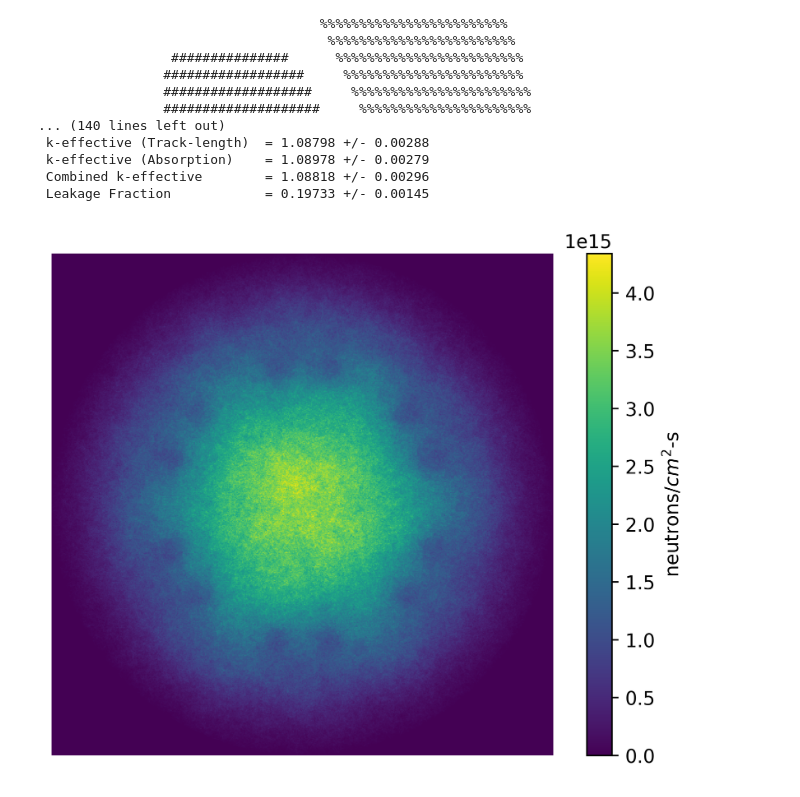
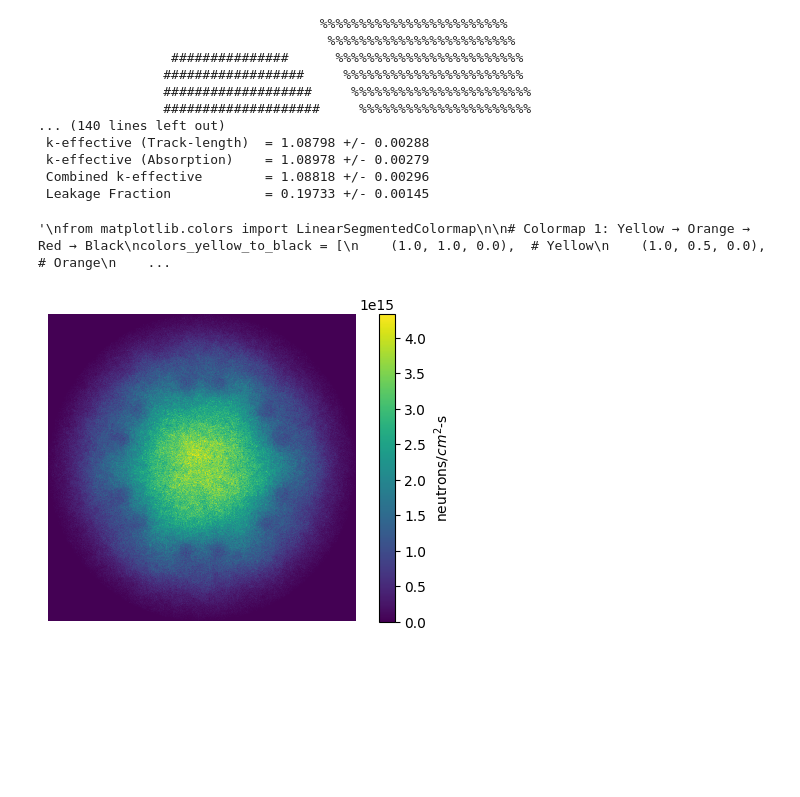
Before and after one commit to SShuddho/neutronics-alfred, a Jupyter notebook: notebooks/radial-flux/radial-flux.ipynb, the cells around one changed output. Saved outputs shown, nothing was run; the diff lists cells and outputs as text; code cells hidden in the pictures; blank space fills up the shorter version.

```diff
--- a/notebooks/radial-flux/radial-flux.ipynb
+++ b/notebooks/radial-flux/radial-flux.ipynb
@@ -410,19 +375,38 @@ normalized_flux = df['mean'] * flux_normalization_factor
 
 normalized_flux_array = normalized_flux.to_numpy()  # From Pandas Series to NumPy array
 normalized_flux_2d = normalized_flux_array.reshape((d, d)) # Reshaping to 2D array for plotting the radial distribution
+# %%
+# Creating own colormap
+'''
+from matplotlib.colors import LinearSegmentedColormap
+
+# Colormap 1: Yellow → Orange → Red → Black
+colors_yellow_to_black = [
+    (1.0, 1.0, 0.0),  # Yellow
+    (1.0, 0.5, 0.0),  # Orange
+    (1.0, 0.0, 0.0),  # Red
+    (0.0, 0.0, 0.0)   # Black
+]
+cmap_yellow_to_black = LinearSegmentedColormap.from_list("yellow_to_black", colors_yellow_to_black, N=256)
+'''
+# %% [output]
+'\nfrom matplotlib.colors import LinearSegmentedColormap\n\n# Colormap 1: Yellow → Orange → Red → Black\ncolors_yellow_to_black = [\n    (1.0, 1.0, 0.0),  # Yellow\n    (1.0, 0.5, 0.0),  # Orange\n    ...
 # %%
 # Plotting 2D Radial Flux Distribution
-dpi = 600 # For good quality image
-
-plt.figure(dpi=dpi)
-plt.imshow(normalized_flux_2d, interpolation='none', origin='lower', cmap='viridis')
+dpi = 100
+cmap = 'viridis'
+plt.figure(figsize=(6, 4), dpi=dpi) # For good quality image use- figsize=(10, 6), and dpi=600
+plt.imshow(normalized_flux_2d, interpolation='none', origin='lower', cmap=cmap)
 plt.colorbar(orientation='vertical', label='neutrons/$cm^2$-s')
 plt.axis('off')  # Removes axis ticks and labels for a clean visualization
-plt.savefig("./flux_distribution.png", dpi=dpi, bbox_inches='tight')
+
+# For saving the plot
+# plt.savefig("./flux_distribution.png", dpi=600, bbox_inches='tight')
+
 plt.show()
 plt.close()
 # %% [output]
-[figure, old version]
+[figure, new version]
 # %%
 # Getting the maximum, minimum and average flux values
 
```
Also changed, not shown: parts of 13 cells of this notebook, 32 other files.
